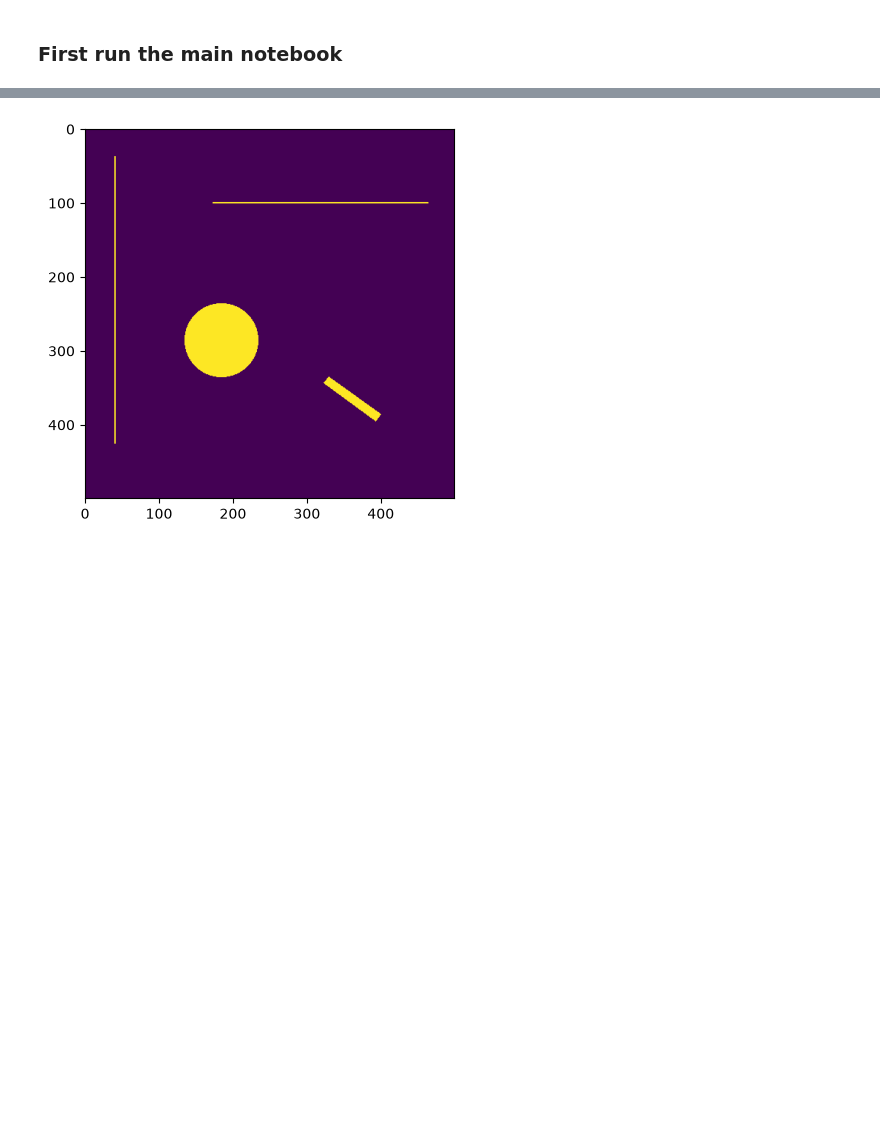
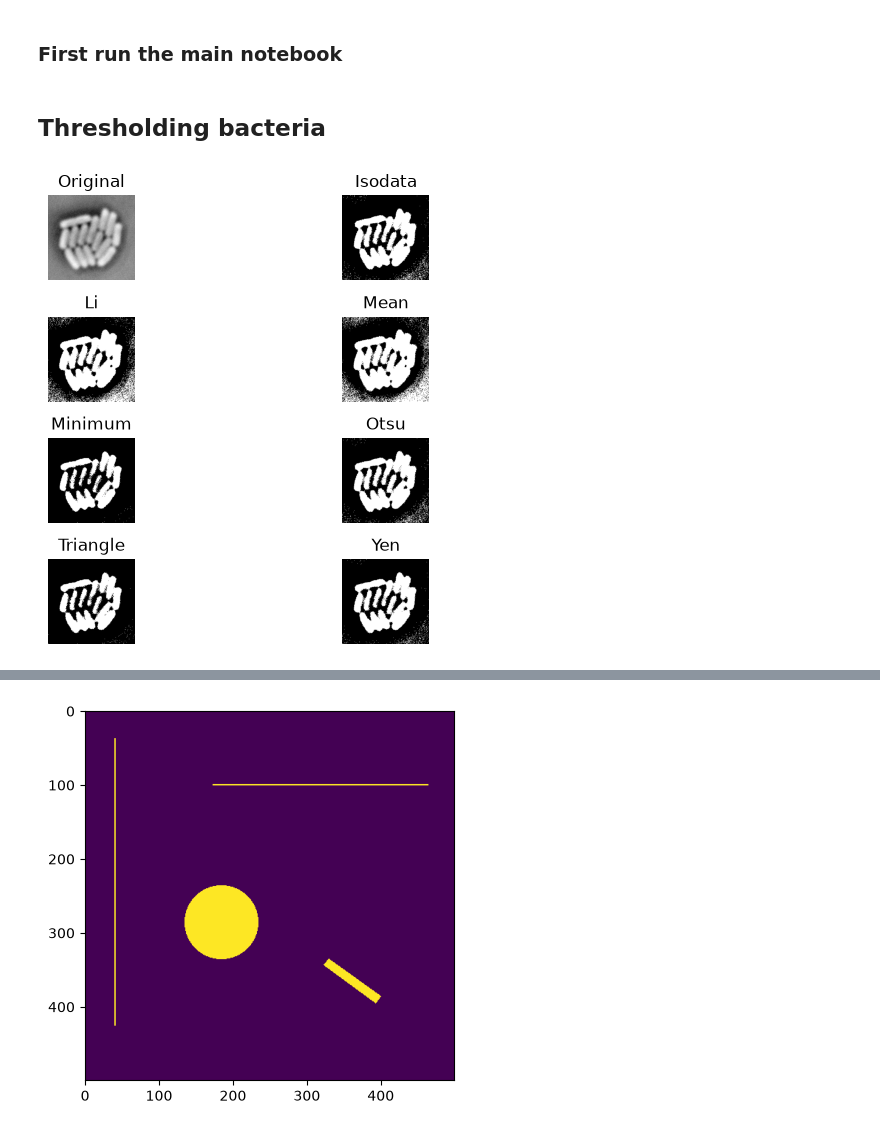
Before and after one commit to NL-BioImaging/NL-BioImageAnalysis-course2026, a Jupyter notebook: day_1/image_processing/Image_processing_fundamentals_pt1_answers.ipynb, the cells around one changed output, grey strips where cells are left out. Drawn from its saved outputs; the diff is of its cells as text; code cells hidden in the pictures; blank space fills up the shorter version.

```diff
--- a/day_1/image_processing/Image_processing_fundamentals_pt1_answers.ipynb
+++ b/day_1/image_processing/Image_processing_fundamentals_pt1_answers.ipynb
@@ -3,3 +3,9 @@
 # %%
 %%capture
 %run ./Image_processing_fundamentals_pt1.ipynb
+# %% [markdown]
+## Thresholding bacteria
+# %%
+_ = sk.filters.try_all_threshold(img_ecoli, verbose=False)
+# %% [output]
+[figure, added]
```
Also changed, not shown: parts of 15 cells of this notebook, 5 other files.
